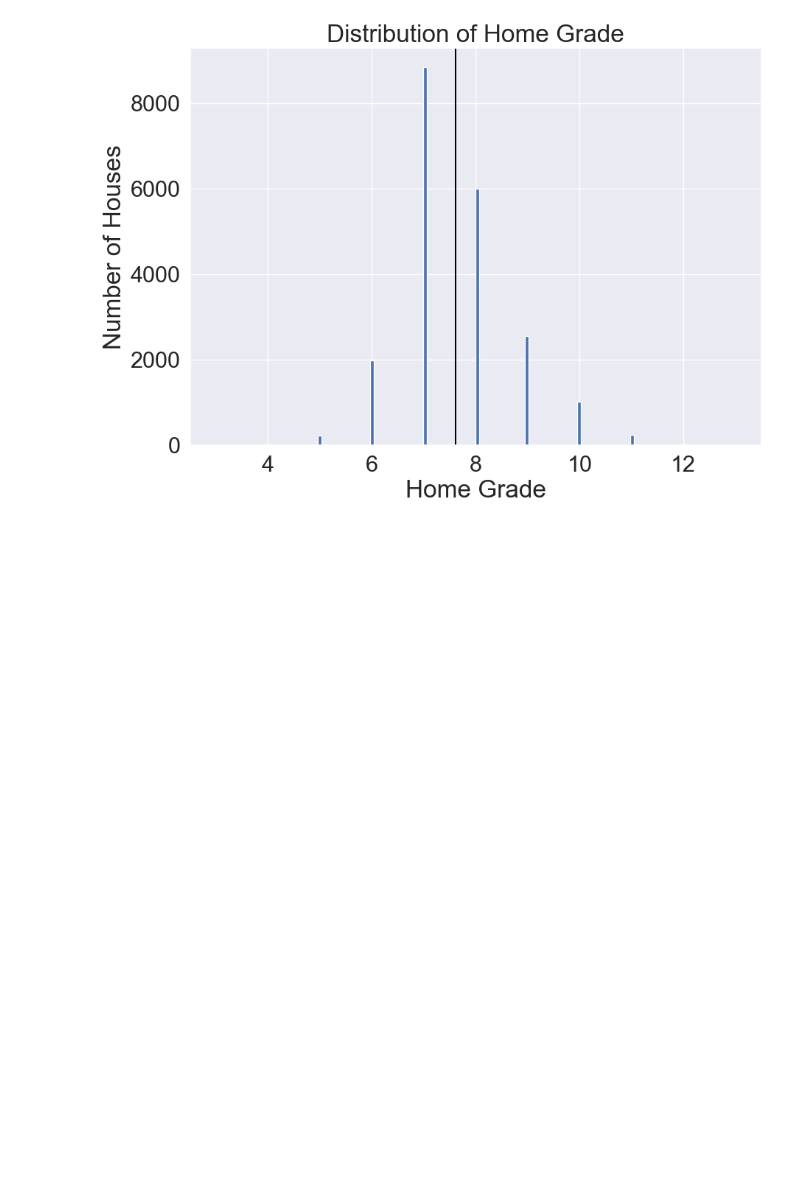
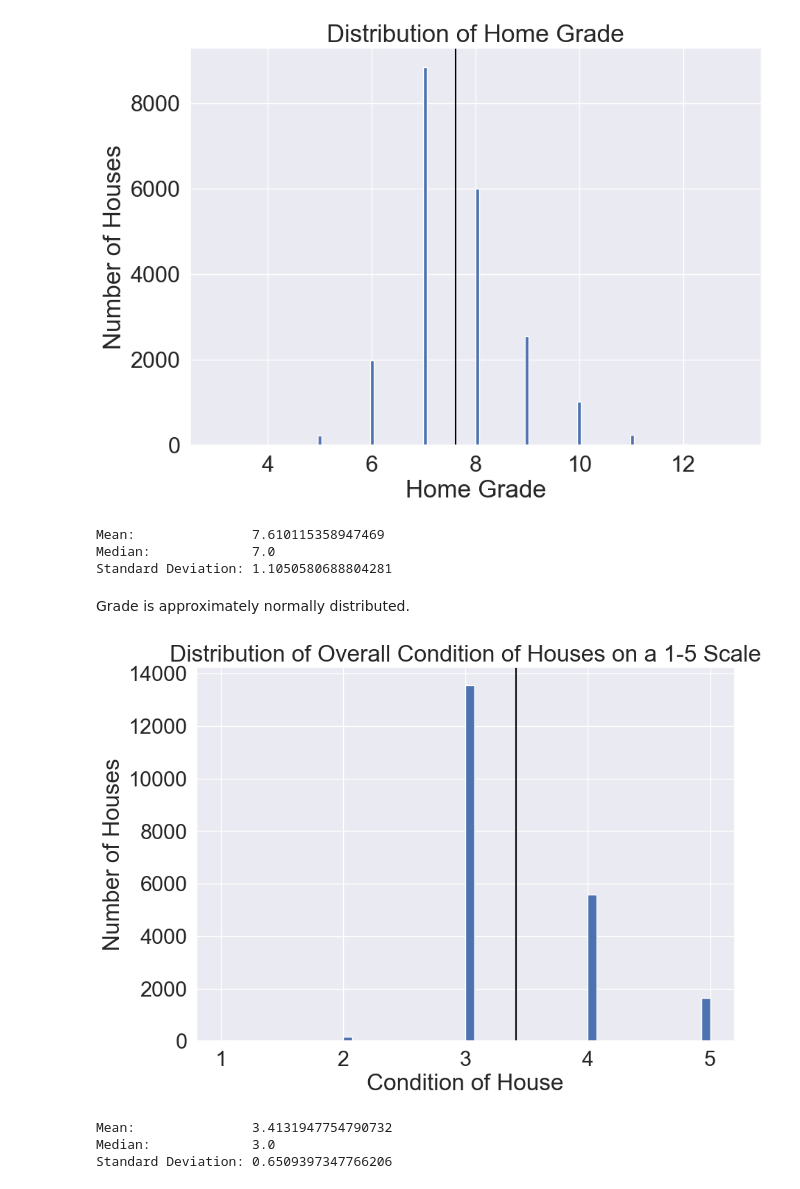
Before and after one commit to clydeochieng/dsc-phase-2-project, a Jupyter notebook: student.ipynb, the cells around one changed output. Saved outputs shown, nothing was run; the diff lists cells and outputs as text; code cells hidden in the pictures; blank space fills up the shorter version.

```diff
--- a/student.ipynb
+++ b/student.ipynb
@@ -843,3 +843,49 @@ plot_histogram(
 )
 # %% [output]
 [figure]
+# %%
+print_stats(df, 'grade')
+# %% [output]
+Mean:               7.610115358947469
+Median:             7.0
+Standard Deviation: 1.1050580688804281
+# %% [markdown]
+Grade is approximately normally distributed.
+# %%
+import matplotlib.pyplot as plt
+
+def plot_histogram(df, column, title, xlabel, ylabel, save_path=None):
+    # Extract the relevant data
+    data = df[column]
+    mean = data.mean()
+    # Set up plot
+    fig, ax = plt.subplots(figsize=(10,7))
+    # Plot histogram
+    ax.hist(data, bins="auto")
+    # Plot vertical line
+    ax.axvline(mean, color="black")
+    # Customize title and axes labels
+    ax.set_title(title)
+    ax.set_xlabel(xlabel)
+    ax.set_ylabel(ylabel)
+    # Save plot as PNG if save_path is provided
+    if save_path:
+        plt.savefig(save_path, bbox_inches='tight')
+    plt.show()
+
+plot_histogram(
+    df,
+    "condition",
+    "Distribution of Overall Condition of Houses on a 1-5 Scale",
+    "Condition of House",
+    "Number of Houses",
+    save_path="condition_histogram.png"
+)
+# %% [output]
+[figure, added]
+# %%
+print_stats(df, 'condition')
+# %% [output]
+Mean:               3.4131947754790732
+Median:             3.0
+Standard Deviation: 0.6509397347766206
```
